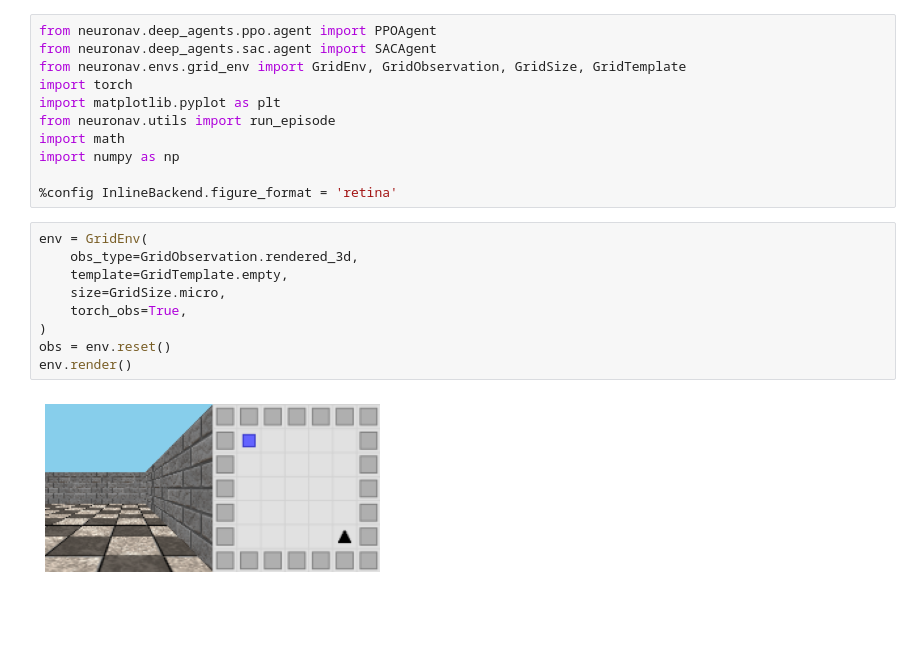
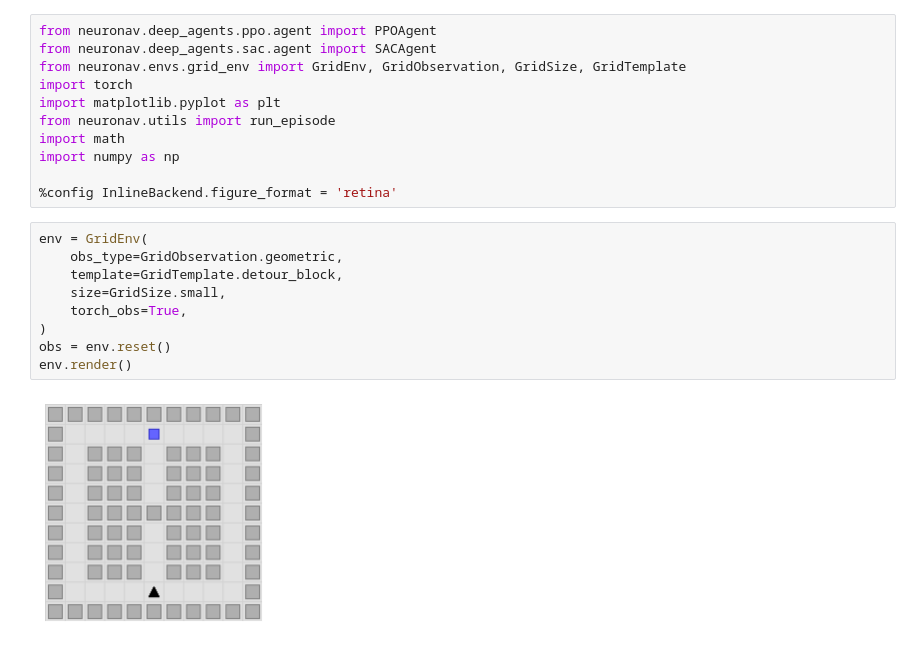
Before and after one commit to awjuliani/neuro-nav, a Jupyter notebook: notebooks/deeprl_tutorial.ipynb, the cells around one changed output. Drawn from its saved outputs; the diff is of its cells as text; blank space fills up the shorter version.

```diff
--- a/notebooks/deeprl_tutorial.ipynb
+++ b/notebooks/deeprl_tutorial.ipynb
@@ -15,15 +17,15 @@ import numpy as np
 %config InlineBackend.figure_format = 'retina'
 # %%
 env = GridEnv(
-    obs_type=GridObservation.rendered_3d,
-    template=GridTemplate.empty,
-    size=GridSize.micro,
+    obs_type=GridObservation.geometric,
+    template=GridTemplate.detour_block,
+    size=GridSize.small,
     torch_obs=True,
 )
 obs = env.reset()
 env.render()
 # %% [output]
-[figure, old version]
+[figure, new version]
 # %%
 visual_types = [
     GridObservation.window,
```
Also changed, not shown: parts of 16 cells of this notebook, 4 other files.
